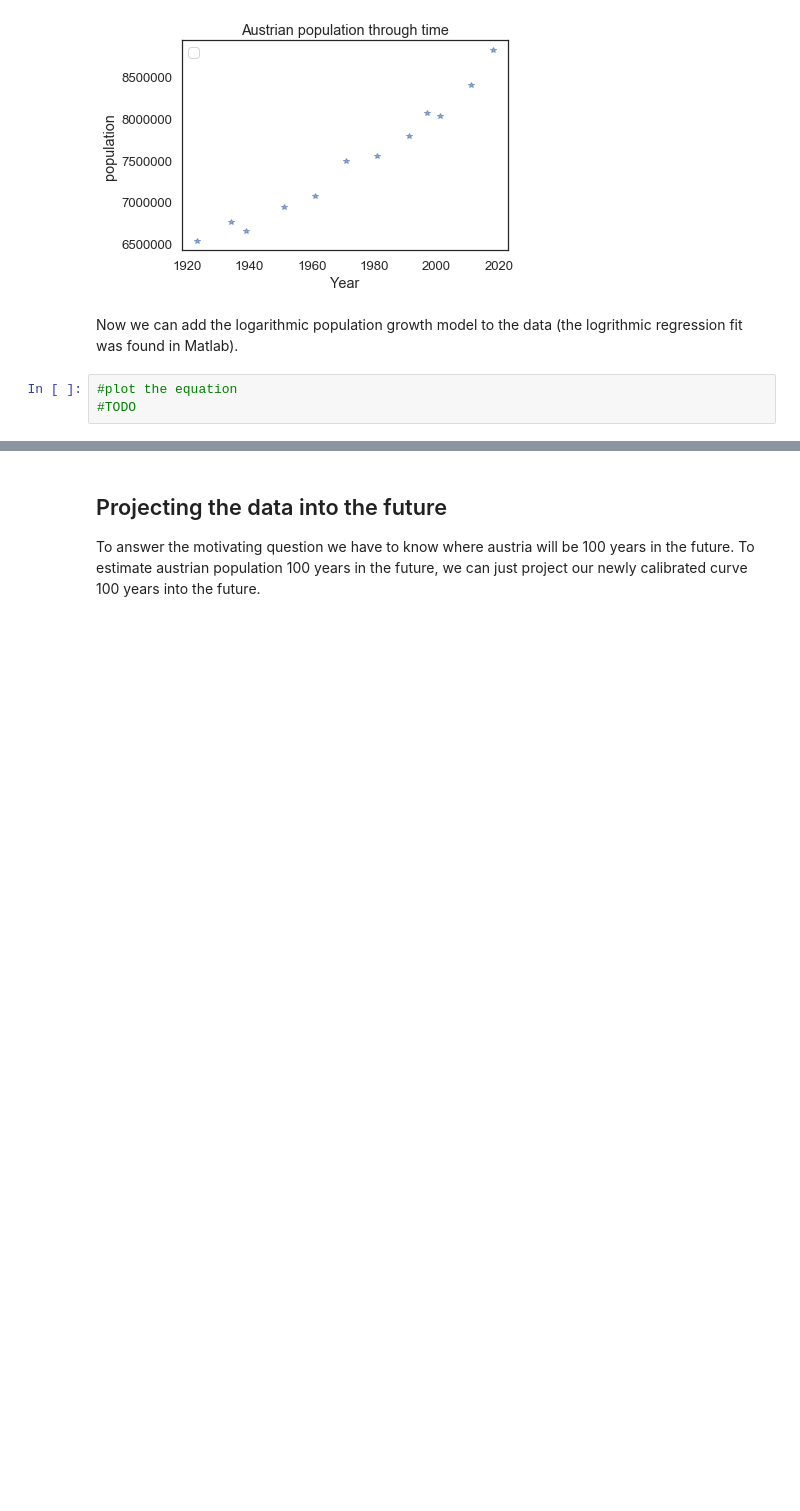
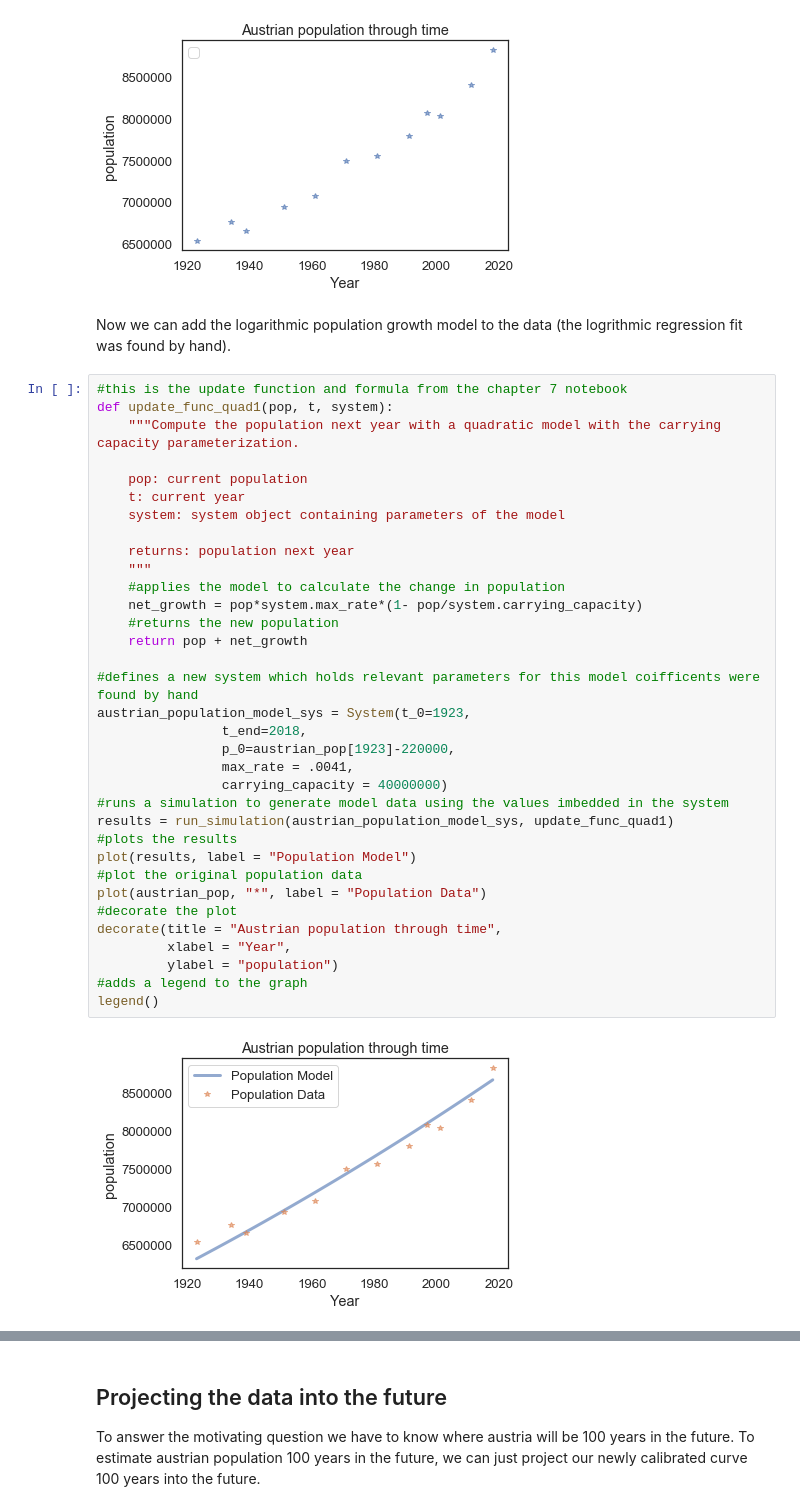
Before and after one commit to maiam6242/ModSimProject1, a Jupyter notebook: Project_1_Notebook.ipynb, the cells around one changed output, grey strips where cells are left out. Drawn from its saved outputs; the diff is of its cells as text; blank space fills up the shorter version.

Commit message:
first population curve has been curve fit, working on disease population curve

```diff
--- a/Project_1_Notebook.ipynb
+++ b/Project_1_Notebook.ipynb
@@ -105,8 +105,41 @@ decorate(title = "Austrian population through time",
 # %% [output]
 [figure]
 # %% [markdown]
-Now we can add the logarithmic population growth model to the data (the logrithmic regression fit was found in Matlab).
+Now we can add the logarithmic population growth model to the data (the logrithmic regression fit was found by hand).
-# %%
-#plot the equation
-#TODO
+# %%
+#this is the update function and formula from the chapter 7 notebook
+def update_func_quad1(pop, t, system):
+    """Compute the population next year with a quadratic model with the carrying capacity parameterization.
+
+    pop: current population
+    t: current year
+    system: system object containing parameters of the model
+
+    returns: population next year
+    """
+    #applies the model to calculate the change in population
+    net_growth = pop*system.max_rate*(1- pop/system.carrying_capacity)
+    #returns the new population
+    return pop + net_growth
+
+#defines a new system which holds relevant parameters for this model coifficents were found by hand
+austrian_population_model_sys = System(t_0=1923,
+                t_end=2018,
+                p_0=austrian_pop[1923]-220000,
+                max_rate = .0041,
+                carrying_capacity = 40000000)
+#runs a simulation to generate model data using the values imbedded in the system
+results = run_simulation(austrian_population_model_sys, update_func_quad1)
+#plots the results
+plot(results, label = "Population Model")
+#plot the original population data
+plot(austrian_pop, "*", label = "Population Data")
+#decorate the plot
+decorate(title = "Austrian population through time",
+         xlabel = "Year",
+         ylabel = "population")
+#adds a legend to the graph
+legend()
+# %% [output]
+[figure, added]
 # %% [markdown]
```
Also changed, not shown: parts of 8 cells of this notebook, 1 other file.
